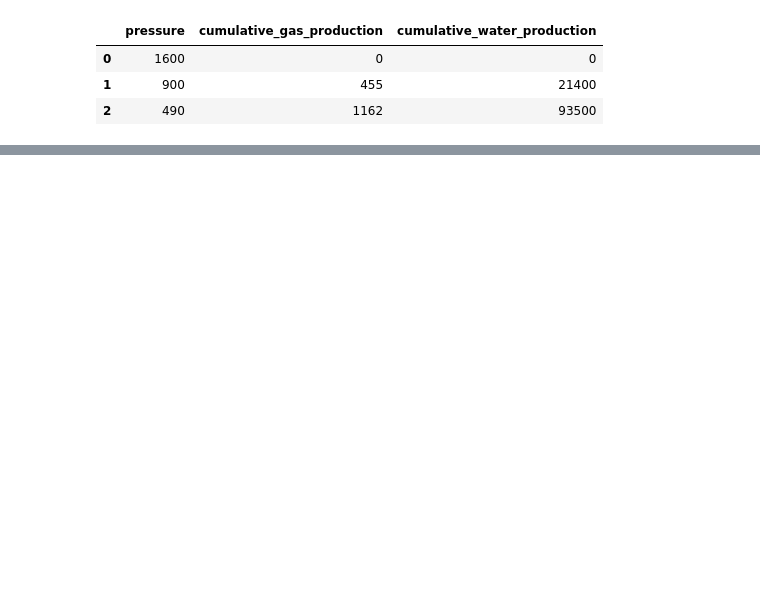
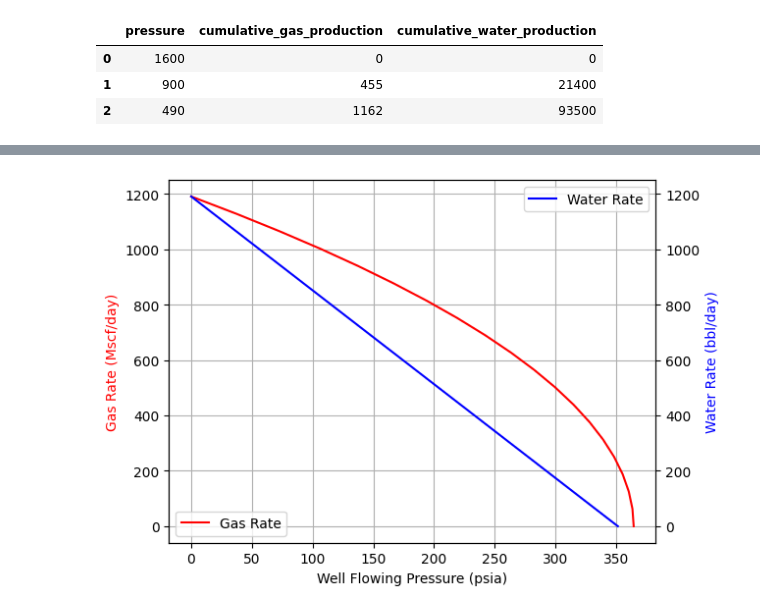
Before and after one commit to andydean27/pyRE, a Jupyter notebook: examples/reservoir/csg.ipynb, the cells around one changed output, grey strips where cells are left out. Saved outputs shown, nothing was run; the diff lists cells and outputs as text; code cells hidden in the pictures; blank space fills up the shorter version.

```diff
--- a/examples/reservoir/csg.ipynb
+++ b/examples/reservoir/csg.ipynb
@@ -146,0 +151,17 @@ Clarkson and McGovern's 3868.15 MMscf
+# %%
+ipr = reservoir.inflow_performance_relationship()
+
+# Create a plot of the Inflow Performance Relationship, gas rate on left axis, water rate on right axis
+fig, ax1 = plt.subplots()
+ax2 = ax1.twinx()
+ax1.plot(ipr['gas_rate'], ipr.index, 'r-', label='Gas Rate')
+ax2.plot(ipr['water_rate'], ipr.index, 'b-', label='Water Rate')
+ax1.set_ylabel('Gas Rate (Mscf/day)', color='r')
+ax1.set_xlabel('Well Flowing Pressure (psia)')
+ax2.set_ylabel('Water Rate (bbl/day)', color='b')
+ax1.grid(True)
+ax1.legend(loc='lower left')
+ax2.legend(loc='upper right')
+fig.show()
+# %% [output]
+[figure, added]
```
Also changed, not shown: parts of 6 cells of this notebook, 3 other files.
